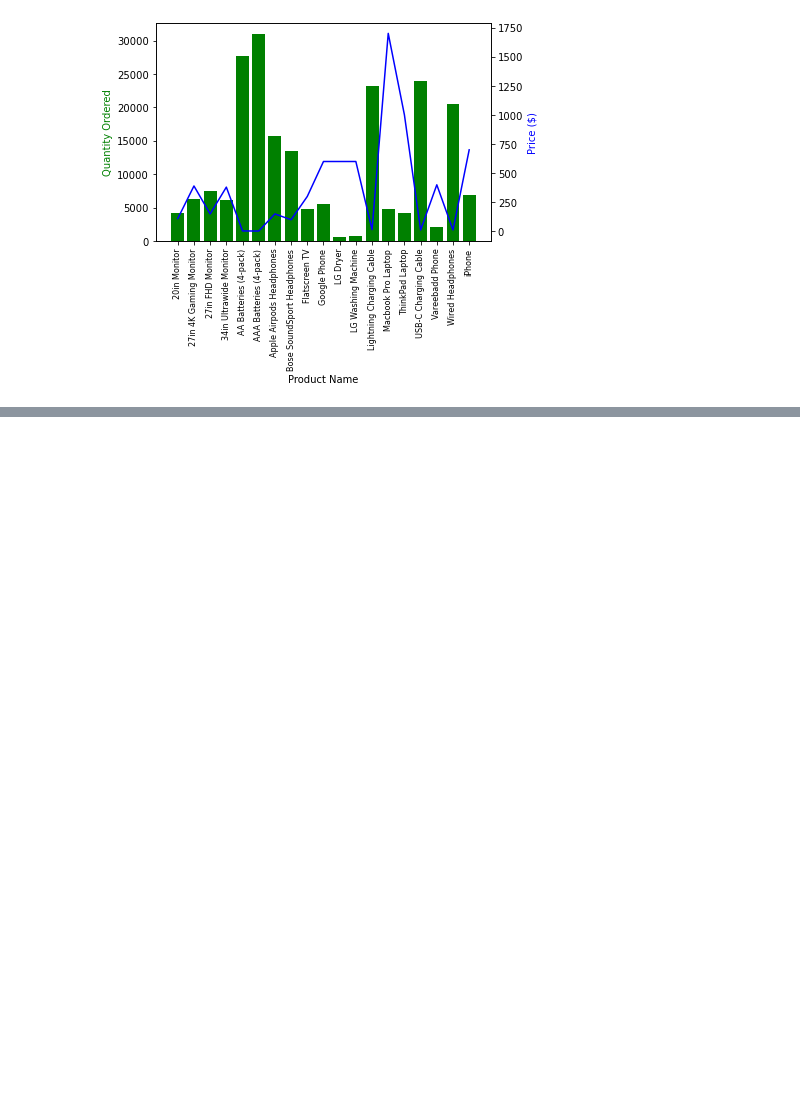
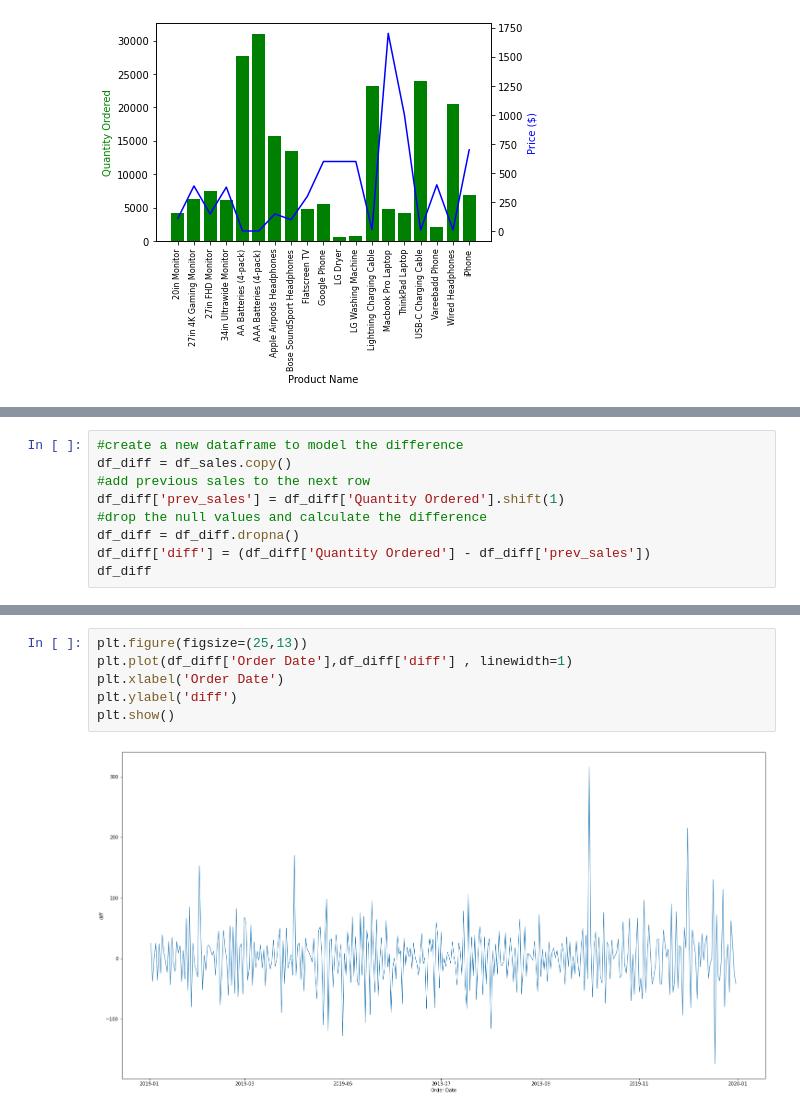
Before and after one commit to Yogesh-Shaligram/Sales_data_analysis, a Jupyter notebook: Sales Data Analysis.ipynb, the cells around one changed output, grey strips where cells are left out. Drawn from its saved outputs; the diff is of its cells as text; blank space fills up the shorter version.

```diff
--- a/Sales Data Analysis.ipynb
+++ b/Sales Data Analysis.ipynb
@@ -239,0 +319,9 @@ fig.show()
+# %%
+#create a new dataframe to model the difference
+df_diff = df_sales.copy()
+#add previous sales to the next row
+df_diff['prev_sales'] = df_diff['Quantity Ordered'].shift(1)
+#drop the null values and calculate the difference
+df_diff = df_diff.dropna()
+df_diff['diff'] = (df_diff['Quantity Ordered'] - df_diff['prev_sales'])
+df_diff
@@ -239,0 +357,8 @@ fig.show()
+# %%
+plt.figure(figsize=(25,13))
+plt.plot(df_diff['Order Date'],df_diff['diff'] , linewidth=1)
+plt.xlabel('Order Date')
+plt.ylabel('diff')
+plt.show()
+# %% [output]
+[figure, added]
```
Also changed, not shown: parts of 29 cells of this notebook.
